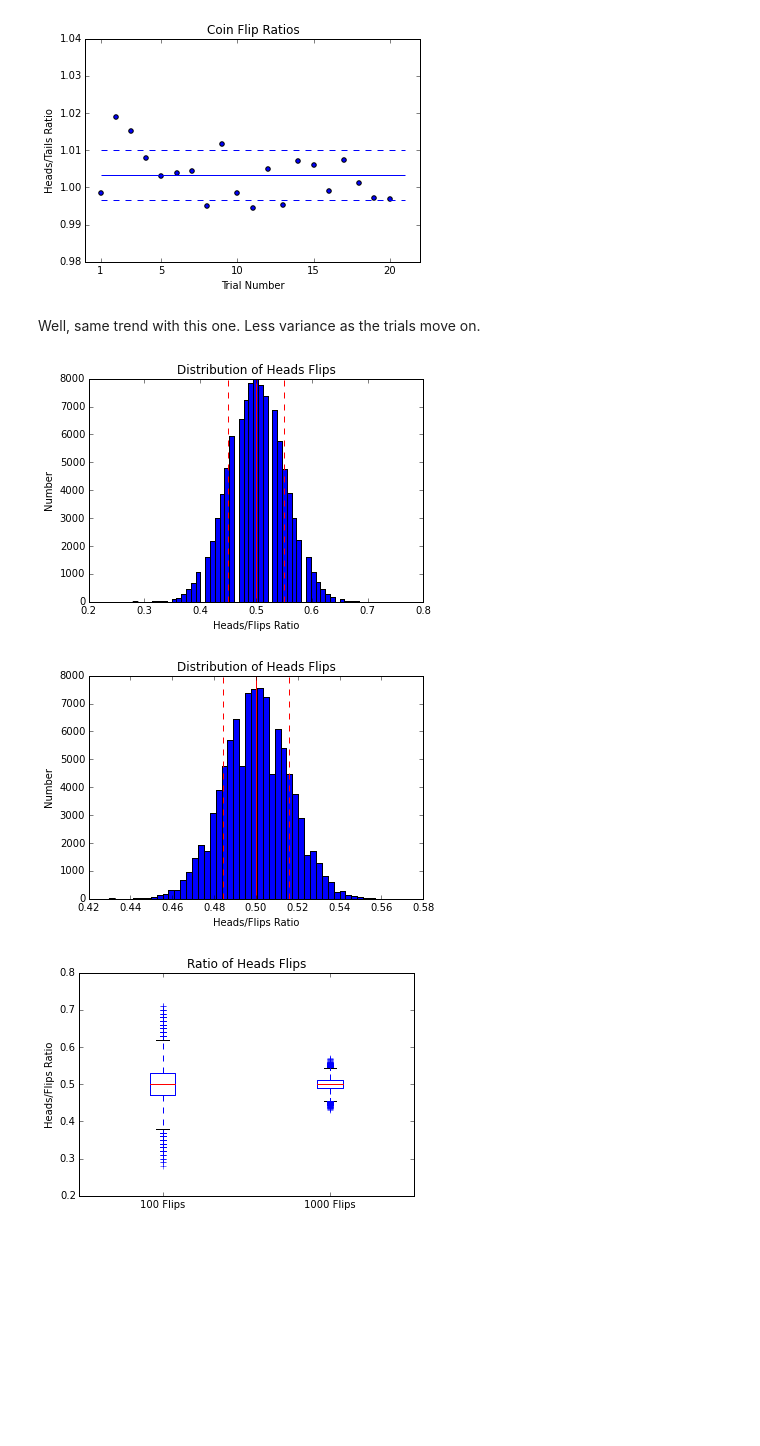
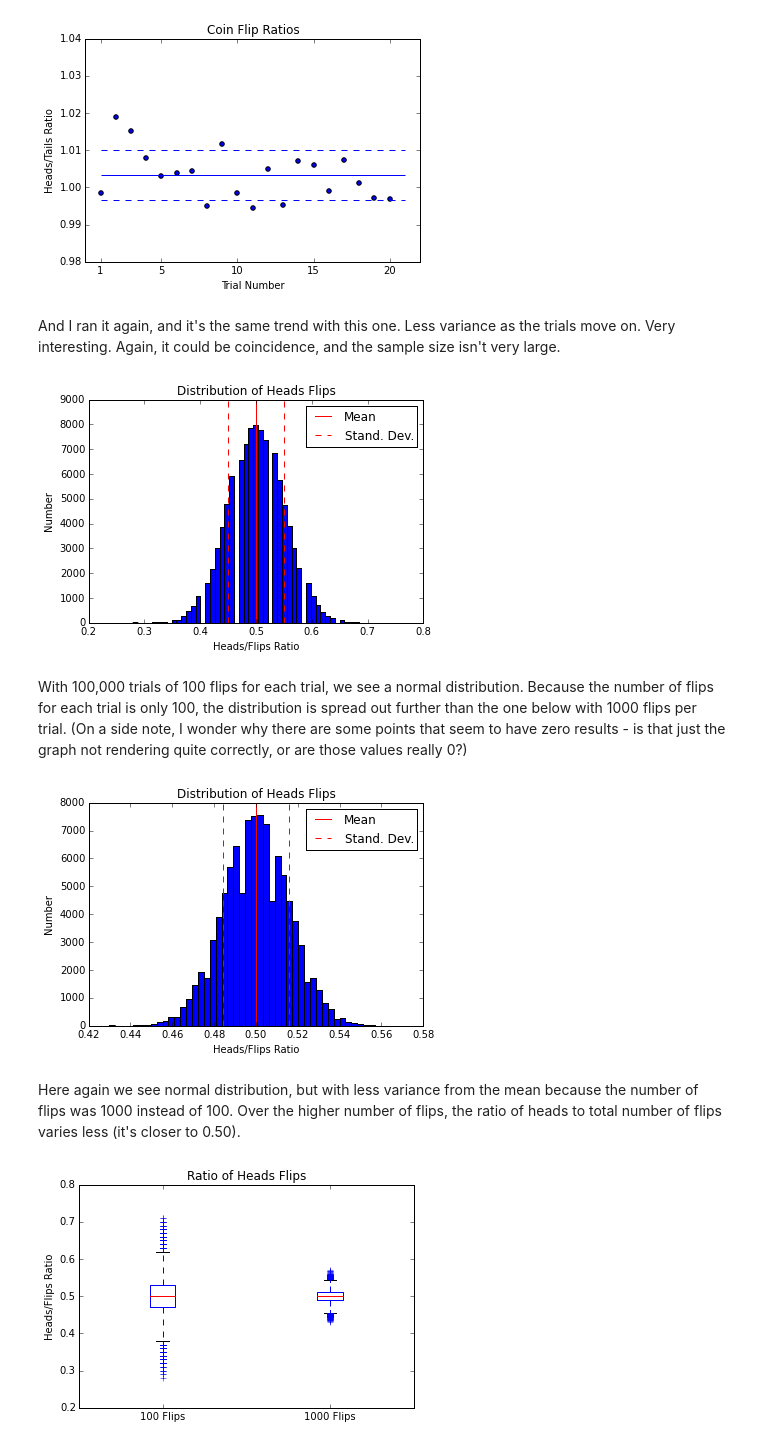
Before and after one commit to tiy-gvl-python-2015-09/charting-coin-flips, a Jupyter notebook: Charting Coin Flips.ipynb, the cells around one changed output. Cells and saved outputs as stored; diff of their text form; code cells hidden in the pictures; blank space fills up the shorter version.

Commit message:
Graphs done, comments added

```diff
--- a/Charting Coin Flips.ipynb
+++ b/Charting Coin Flips.ipynb
@@ -173,7 +178,7 @@ plt.hlines([mean_trials + stdev_trials, mean_trials - stdev_trials], xmin=0, xma
 <matplotlib.collections.LineCollection at 0x...>
 [figure]
 # %% [markdown]
-Well, same trend with this one. Less variance as the trials move on.
+And I ran it again, and it's the same trend with this one. Less variance as the trials move on. Very interesting. Again, it could be coincidence, and the sample size isn't very large.
 # %%
 hundred_trials = [flipper_count(100) for trial in range(100000)]
 # %%
@@ -181,17 +186,20 @@ hundred_ratios = [trial[0] / 100 for trial in hundred_trials]
 # %%
 plt.hist(hundred_ratios, bins=50)
 plt.xlabel("Heads/Flips Ratio")
 plt.ylabel("Number")
 plt.title("Distribution of Heads Flips")
 
 ymin, ymax = plt.ylim()
 heads_mean = st.mean(hundred_ratios)
 heads_stdev = st.stdev(hundred_ratios)
-plt.vlines(heads_mean, ymin, ymax, color="red")
-plt.vlines([heads_mean - heads_stdev, heads_mean + heads_stdev], ymin, ymax, linestyles="dashed", color="red")
+plt.vlines(heads_mean, ymin, ymax=9000, label="Mean", color="red")
+plt.vlines([heads_mean - heads_stdev, heads_mean + heads_stdev], ymin, ymax=9000, label="Stand. Dev.", linestyles="dashed", color="red")
+plt.legend()
 plt.show()
 # %% [output]
-[figure, old version]
+[figure, new version]
+# %% [markdown]
+With 100,000 trials of 100 flips for each trial, we see a normal distribution. Because the number of flips for each trial is only 100, the distribution is spread out further than the one below with 1000 flips per trial. (On a side note, I wonder why there are some points that seem to have zero results - is that just the graph not rendering quite correctly, or are those values really 0?)
 # %%
 thousand_trials = [flipper_count(1000) for trial in range(100000)]
 thousand_ratios = [trial[0] / 1000 for trial in thousand_trials]
@@ -204,11 +212,14 @@ plt.title("Distribution of Heads Flips")
 ymin, ymax = plt.ylim()
 th_heads_mean = st.mean(thousand_ratios)
 th_heads_stdev = st.stdev(thousand_ratios)
-plt.vlines(th_heads_mean, ymin, ymax, color="red")
-plt.vlines([th_heads_mean - th_heads_stdev, th_heads_mean + th_heads_stdev], ymin, ymax, linestyles="dashed", color="red")
+plt.vlines(th_heads_mean, ymin, ymax, label="Mean", color="red")
+plt.vlines([th_heads_mean - th_heads_stdev, th_heads_mean + th_heads_stdev], ymin, ymax, label="Stand. Dev.", linestyles="dashed", color="red")
+plt.legend()
 plt.show()
 # %% [output]
-[figure, old version]
+[figure, new version]
+# %% [markdown]
+Here again we see normal distribution, but with less variance from the mean because the number of flips was 1000 instead of 100. Over the higher number of flips, the ratio of heads to total number of flips varies less (it's closer to 0.50).
 # %%
 plt.boxplot([hundred_ratios, thousand_ratios])
 ymin, ymax = plt.ylim()
```
Also changed, not shown: parts of 7 cells of this notebook.
